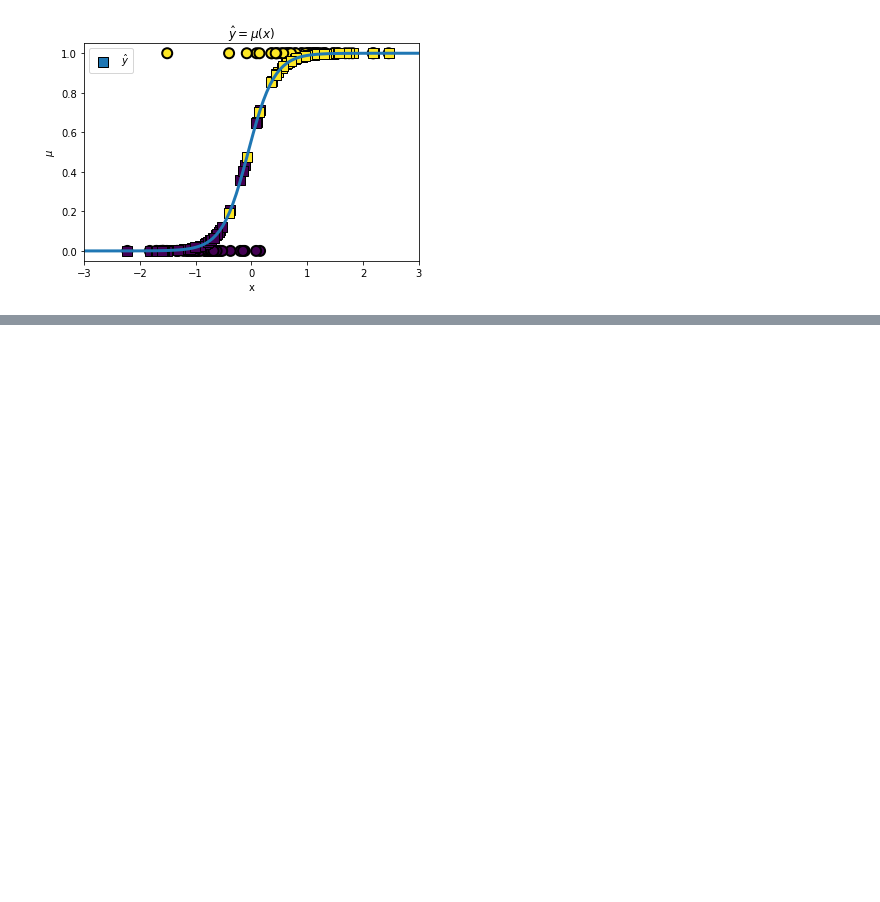
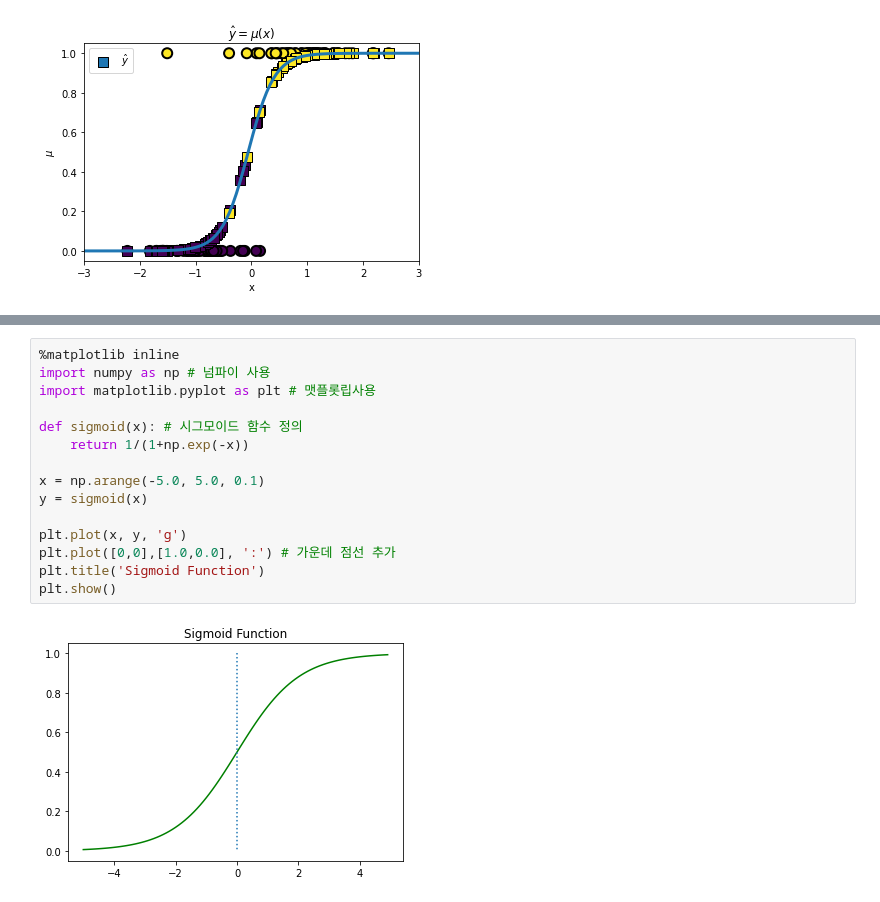
Before and after one commit to yj5698/tat_kyj, a Jupyter notebook: my_practice.ipynb, the cells around one changed output, grey strips where cells are left out. Drawn from its saved outputs; the diff is of its cells as text; blank space fills up the shorter version.

```diff
--- a/my_practice.ipynb
+++ b/my_practice.ipynb
@@ -92,0 +101,17 @@ x1             4.2382      0.902      4.699      0.000       2.470       6.006
+# %%
+%matplotlib inline
+import numpy as np # 넘파이 사용
+import matplotlib.pyplot as plt # 맷플롯립사용
+
+def sigmoid(x): # 시그모이드 함수 정의
+    return 1/(1+np.exp(-x))
+
+x = np.arange(-5.0, 5.0, 0.1)
+y = sigmoid(x)
+
+plt.plot(x, y, 'g')
+plt.plot([0,0],[1.0,0.0], ':') # 가운데 점선 추가
+plt.title('Sigmoid Function')
+plt.show()
+# %% [output]
+[figure, added]
```
Also changed, not shown: parts of 1 cell of this notebook.
